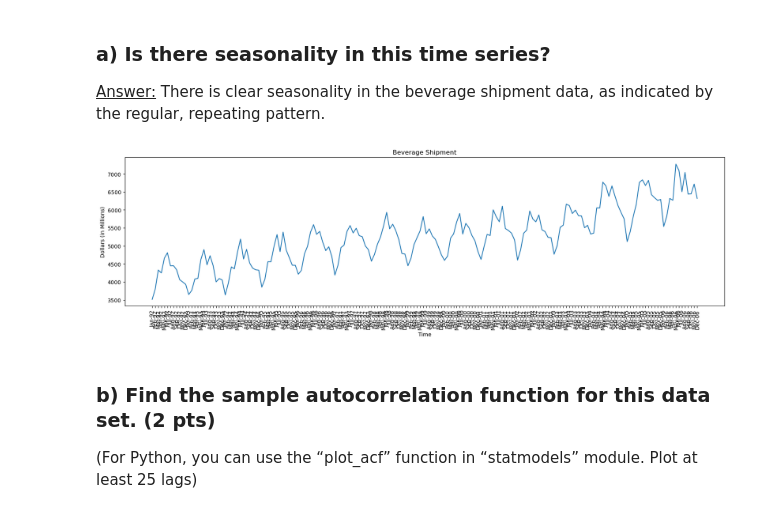
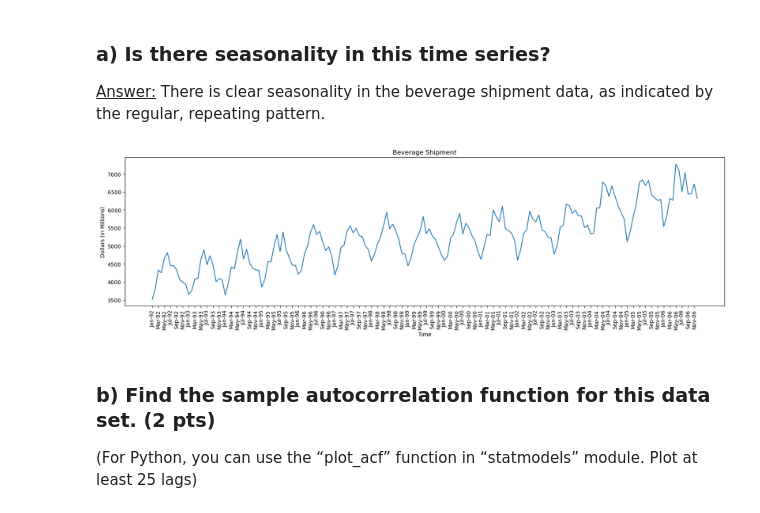
Before and after one commit to babli18/Time-Series, a Jupyter notebook: Assignment 1/Assignment1.ipynb, the cells around one changed output. Saved outputs shown, nothing was run; the diff lists cells and outputs as text; code cells hidden in the pictures.

```diff
--- a/Assignment 1/Assignment1.ipynb
+++ b/Assignment 1/Assignment1.ipynb
@@ -137,13 +251,14 @@ There is clear seasonality in the beverage shipment data, as indicated by the re
 # %%
 plt.figure(figsize=(20,5))
 sns.lineplot(data=beverageShip_df, x = "Month", y = "Dollars (in Millions)")
 plt.xlabel('Time')
 plt.ylabel('Dollars (in Millions)')
 plt.xticks(rotation=90)
+plt.xticks(beverageShip_df['Month'][::2])
 plt.title('Beverage Shipment')
 plt.show()
 # %% [output]
-[figure, old version]
+[figure, new version]
 # %% [markdown]
 ### b)	Find the sample autocorrelation function for this data set. 			(2 pts)
 (For Python, you can use the “plot_acf” function in “statmodels” module. Plot at least 25 lags)
```
Also changed, not shown: parts of 12 cells of this notebook.
